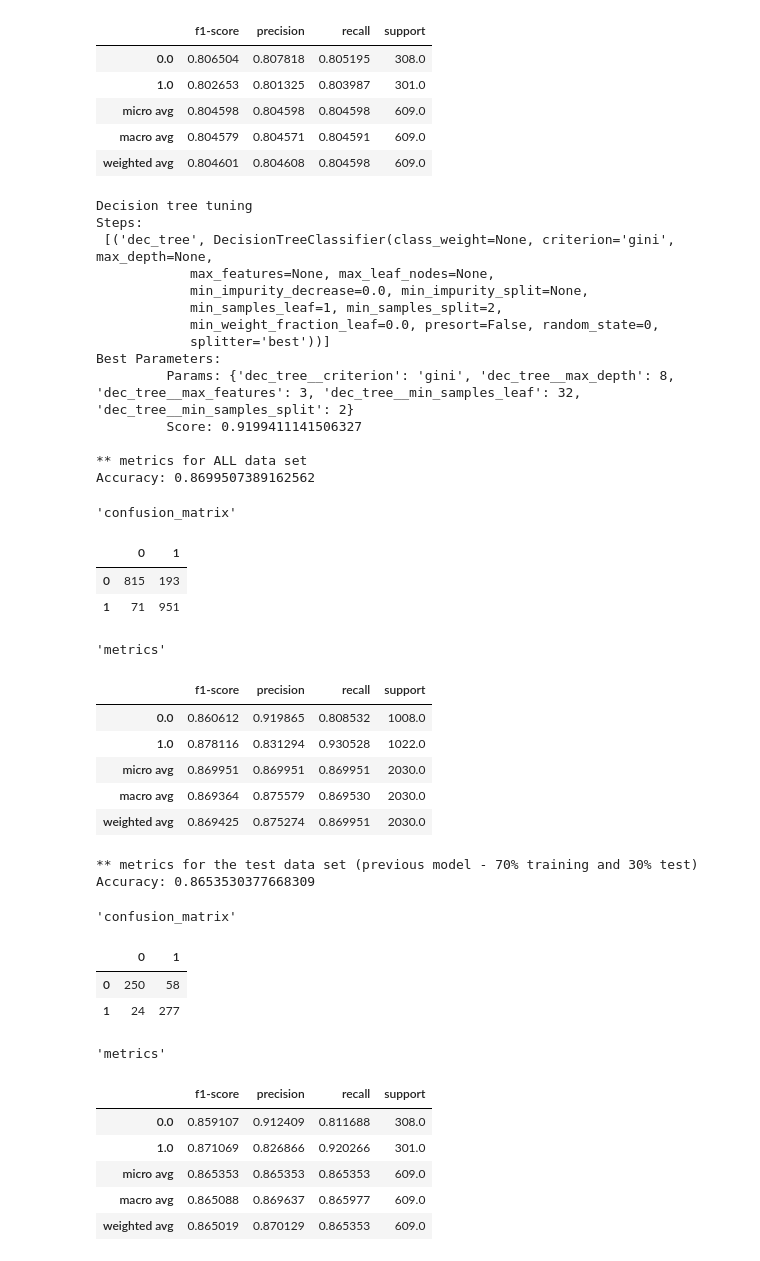
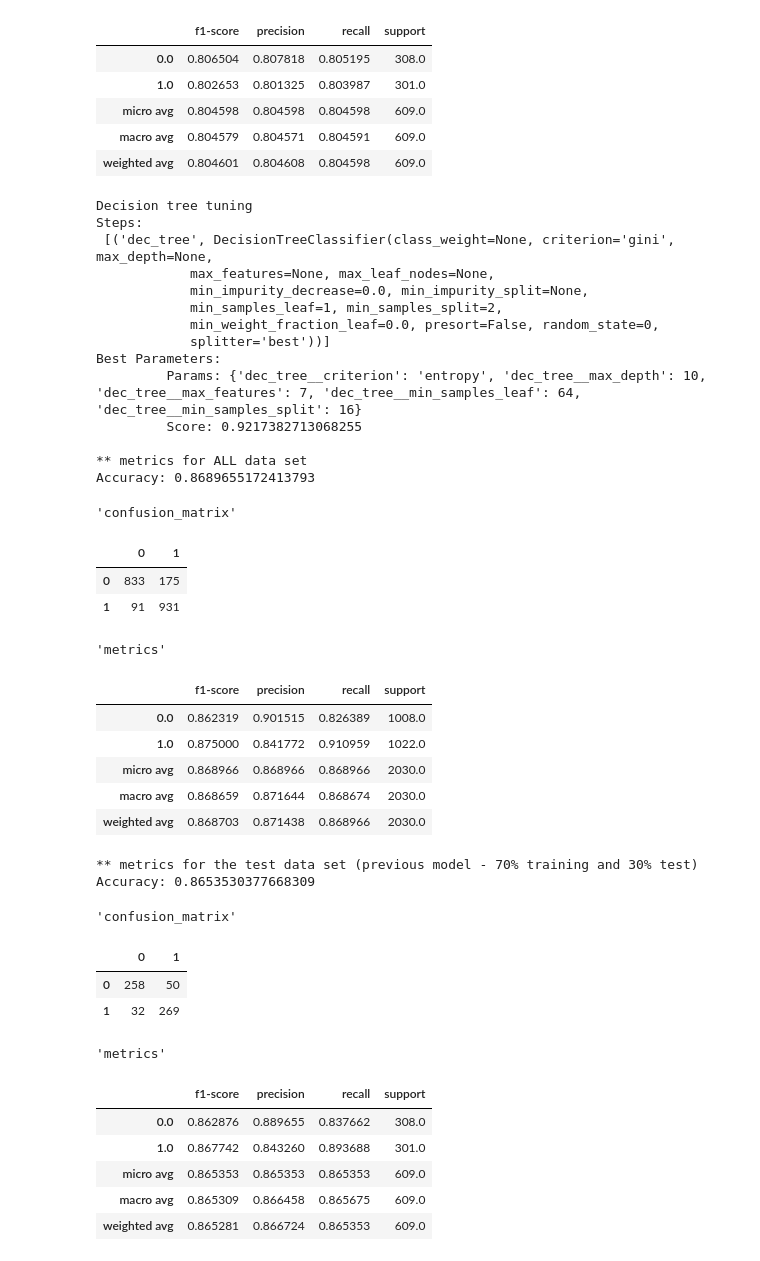
Before and after one commit to eldereng/JSEP-ClassSplitting, a Jupyter notebook: TreeStudy.ipynb, the cells around one changed output. Cells and saved outputs as stored; diff of their text form; code cells hidden in the pictures.

```diff
--- a/TreeStudy.ipynb
+++ b/TreeStudy.ipynb
@@ -112,8 +112,8 @@ dec_tree = DecisionTreeClassifier(random_state=0) # random_state - deterministic
 pipe = Pipeline(steps=[ ('dec_tree', dec_tree),
                       ])
 parameters = dict(dec_tree__criterion=['gini', 'entropy'],
-                  dec_tree__min_samples_split=[2, 4, 8, 16, 32],
-                  dec_tree__min_samples_leaf=[2, 4, 8, 16, 32],
+                  dec_tree__min_samples_split=[16, 32, 64, 128, 256],
+                  dec_tree__min_samples_leaf=[16, 32, 64, 128, 256],
                   dec_tree__max_depth=[2, 4, 6, 8, 10, 12, 14, 16, 18],
                   dec_tree__max_features=list(range(1,len(features)+1)),
                  )
@@ -124,7 +124,7 @@ scores = {'accuracy' :make_scorer(accuracy_score),
           'auc'      :make_scorer(auc),
          }
 KF = StratifiedKFold(n_splits=10, shuffle=True, random_state=0)
-clf_GS = GridSearchCV(pipe, param_grid = parameters, n_jobs=-1, cv=KF,
+clf_GS = GridSearchCV(pipe, param_grid=parameters, n_jobs=-1, cv=KF,
                       #scoring = scores,   refit = 'auc',
                       scoring = 'roc_auc',
                      )
@@ -133,56 +133,56 @@ pickle.dump(clf_GS, open("BestDecisionTree", 'wb')) # Save Model
 
 print("Decision tree tuning")
 print("Steps:\n",pipe.steps)
 print("Best Parameters:\n\t Params: {}\n\t Score: {}\n".format(clf_GS.best_params_,clf_GS.best_score_))
 
 print("** metrics for ALL data set")
 y_pred = clf_GS_fit.predict(x)
 GetMetrics(y, y_pred)
 
 print("** metrics for the test data set (previous model - 70% training and 30% test)")
 y_pred = clf_GS_fit.predict(X_test)
 GetMetrics(y_test, y_pred)
 
 img=PlotTree(clf_GS.best_estimator_.named_steps["dec_tree"], features, "Tree_GS.png")
 # %% [output]
 Decision tree tuning
 Steps:
  [('dec_tree', DecisionTreeClassifier(class_weight=None, criterion='gini', max_depth=None,
             max_features=None, max_leaf_nodes=None,
             min_impurity_decrease=0.0, min_impurity_split=None,
             min_samples_leaf=1, min_samples_split=2,
             min_weight_fraction_leaf=0.0, presort=False, random_state=0,
             splitter='best'))]
 Best Parameters:
-         Params: {'dec_tree__criterion': 'gini', 'dec_tree__max_depth': 8, 'dec_tree__max_features': 3, 'dec_tree__min_samples_leaf': 32, 'dec_tree__min_samples_split': 2}
-         Score: 0.9199411141506327
+         Params: {'dec_tree__criterion': 'entropy', 'dec_tree__max_depth': 10, 'dec_tree__max_features': 7, 'dec_tree__min_samples_leaf': 64, 'dec_tree__min_samples_split': 16}
+         Score: 0.9217382713068255
 
 ** metrics for ALL data set
-Accuracy: 0.8699507389162562
+Accuracy: 0.8689655172413793
 'confusion_matrix'
 |  | 0 | 1 |
-| 0 | 815 | 193 |
-| 1 | 71 | 951 |
+| 0 | 833 | 175 |
+| 1 | 91 | 931 |
 'metrics'
 |  | f1-score | precision | recall | support |
-| 0.0 | 0.860612 | 0.919865 | 0.808532 | 1008.0 |
-| 1.0 | 0.878116 | 0.831294 | 0.930528 | 1022.0 |
-| micro avg | 0.869951 | 0.869951 | 0.869951 | 2030.0 |
-| macro avg | 0.869364 | 0.875579 | 0.869530 | 2030.0 |
-| weighted avg | 0.869425 | 0.875274 | 0.869951 | 2030.0 |
+| 0.0 | 0.862319 | 0.901515 | 0.826389 | 1008.0 |
+| 1.0 | 0.875000 | 0.841772 | 0.910959 | 1022.0 |
+| micro avg | 0.868966 | 0.868966 | 0.868966 | 2030.0 |
+| macro avg | 0.868659 | 0.871644 | 0.868674 | 2030.0 |
+| weighted avg | 0.868703 | 0.871438 | 0.868966 | 2030.0 |
 ** metrics for the test data set (previous model - 70% training and 30% test)
 Accuracy: 0.8653530377668309
 'confusion_matrix'
 |  | 0 | 1 |
-| 0 | 250 | 58 |
-| 1 | 24 | 277 |
+| 0 | 258 | 50 |
+| 1 | 32 | 269 |
 'metrics'
 |  | f1-score | precision | recall | support |
-| 0.0 | 0.859107 | 0.912409 | 0.811688 | 308.0 |
-| 1.0 | 0.871069 | 0.826866 | 0.920266 | 301.0 |
+| 0.0 | 0.862876 | 0.889655 | 0.837662 | 308.0 |
+| 1.0 | 0.867742 | 0.843260 | 0.893688 | 301.0 |
 | micro avg | 0.865353 | 0.865353 | 0.865353 | 609.0 |
-| macro avg | 0.865088 | 0.869637 | 0.865977 | 609.0 |
-| weighted avg | 0.865019 | 0.870129 | 0.865353 | 609.0 |
+| macro avg | 0.865309 | 0.866458 | 0.865675 | 609.0 |
+| weighted avg | 0.865281 | 0.866724 | 0.865353 | 609.0 |
 # %%
 TrainParmResults=pd.DataFrame(clf_GS.cv_results_)
 pd.options.display.max_columns = None
```
Also changed, not shown: parts of 1 cell of this notebook, 2 other files.
